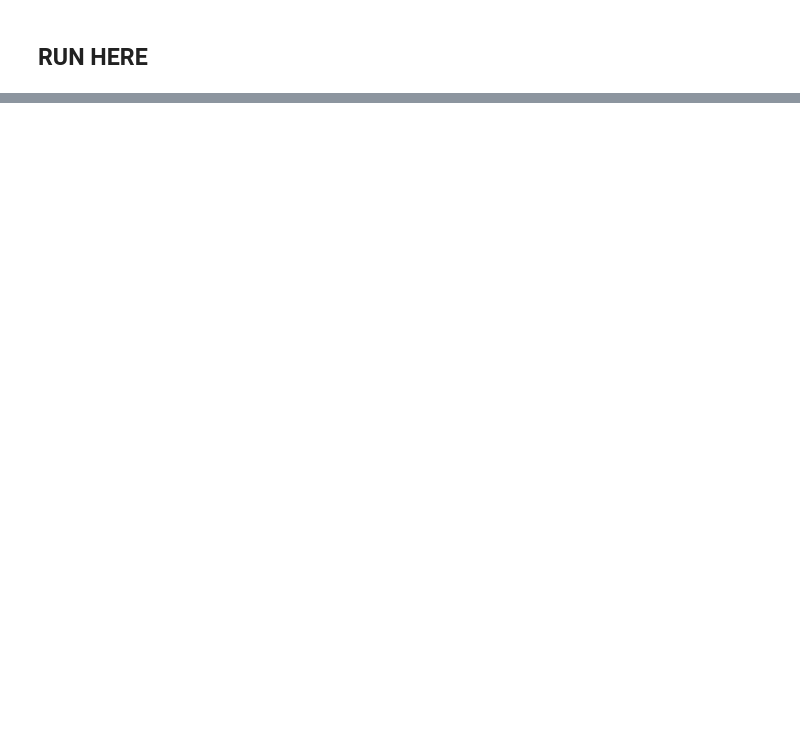
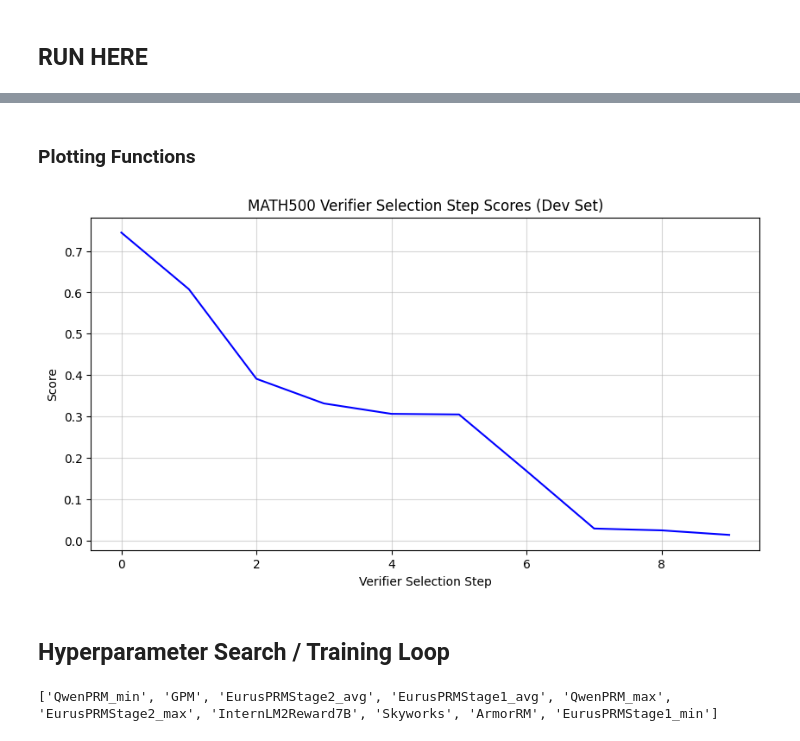
Before and after one commit to poonamsahoo/scaling-verification, a Jupyter notebook: test.ipynb, the cells around one changed output, grey strips where cells are left out. Saved outputs shown, nothing was run; the diff lists cells and outputs as text; code cells hidden in the pictures; blank space fills up the shorter version.

```diff
--- a/test.ipynb
+++ b/test.ipynb
@@ -55,0 +98,18 @@ selected
+# %% [markdown]
+### Plotting Functions
+# %%
+plt.figure(figsize=(10,5))
+plt.plot(selected['step_scores'], color='blue')
+plt.xlabel("Verifier Selection Step")
+plt.ylabel("Score")
+plt.title("MATH500 Verifier Selection Step Scores (Dev Set)")
+plt.grid(True, alpha=0.5)
+plt.show()
+# %% [output]
+[figure, added]
+# %% [markdown]
+## Hyperparameter Search / Training Loop
+# %%
+print(selected['verifiers'])
+# %% [output]
+['QwenPRM_min', 'GPM', 'EurusPRMStage2_avg', 'EurusPRMStage1_avg', 'QwenPRM_max', 'EurusPRMStage2_max', 'InternLM2Reward7B', 'Skyworks', 'ArmorRM', 'EurusPRMStage1_min']
```
Also changed, not shown: parts of 8 cells of this notebook, 5 other files.
